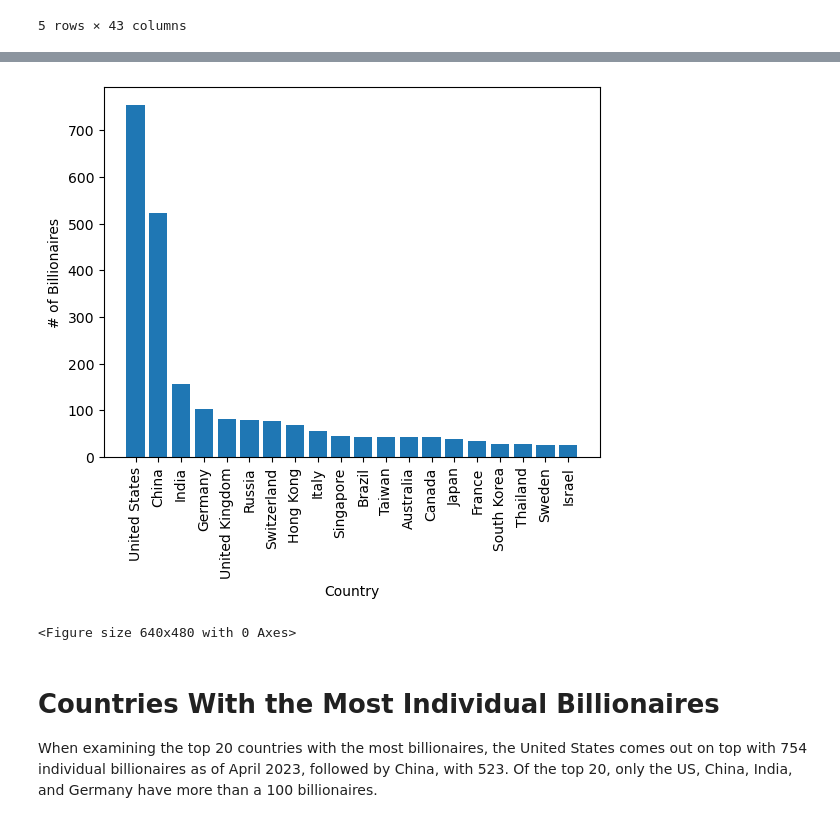
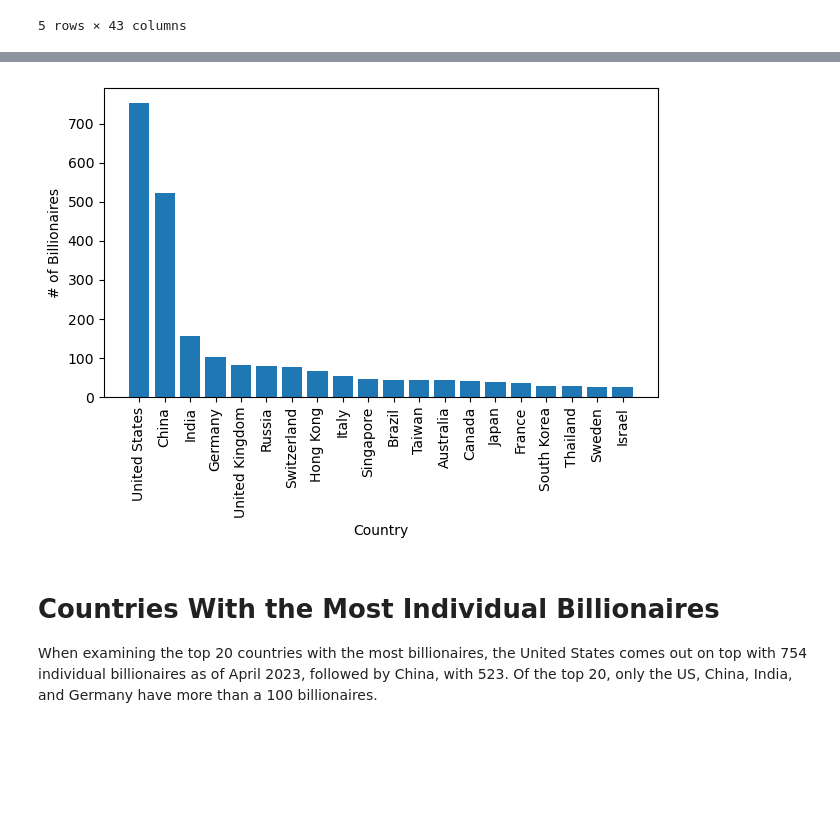
Before and after one commit to dantstephens/project_1, a Jupyter notebook: Stephens_Billionaires.ipynb, the cells around one changed output, grey strips where cells are left out. Drawn from its saved outputs; the diff is of its cells as text; code cells hidden in the pictures; blank space fills up the shorter version.

Commit message:
updated notebook to add top industries and fix but with graph outputs

```diff
--- a/Stephens_Billionaires.ipynb
+++ b/Stephens_Billionaires.ipynb
@@ -112,18 +112,18 @@ top_20_billion
 # %%
 # Plot top 20 countries with most billioniares using bar chart
 billionaires = top_20_billion["billionaires"]
 country_name = top_20_billion["country"]
 
 plt.bar(country_name, billionaires)
 plt.xlabel("Country")
 plt.ylabel("# of Billionaires")
 
 plt.xticks(rotation=90)
+plt.tight_layout()
+plt.savefig("output_data/country_most.png")
 plt.show()
-plt.savefig("output_data/country_most.png")
 # %% [output]
-[figure, old version]
+[figure, new version]
-<Figure size 640x480 with 0 Axes>
 # %% [markdown]
 # Countries With the Most Individual Billionaires
 
```
Also changed, not shown: parts of 4 cells of this notebook, 5 other files.
